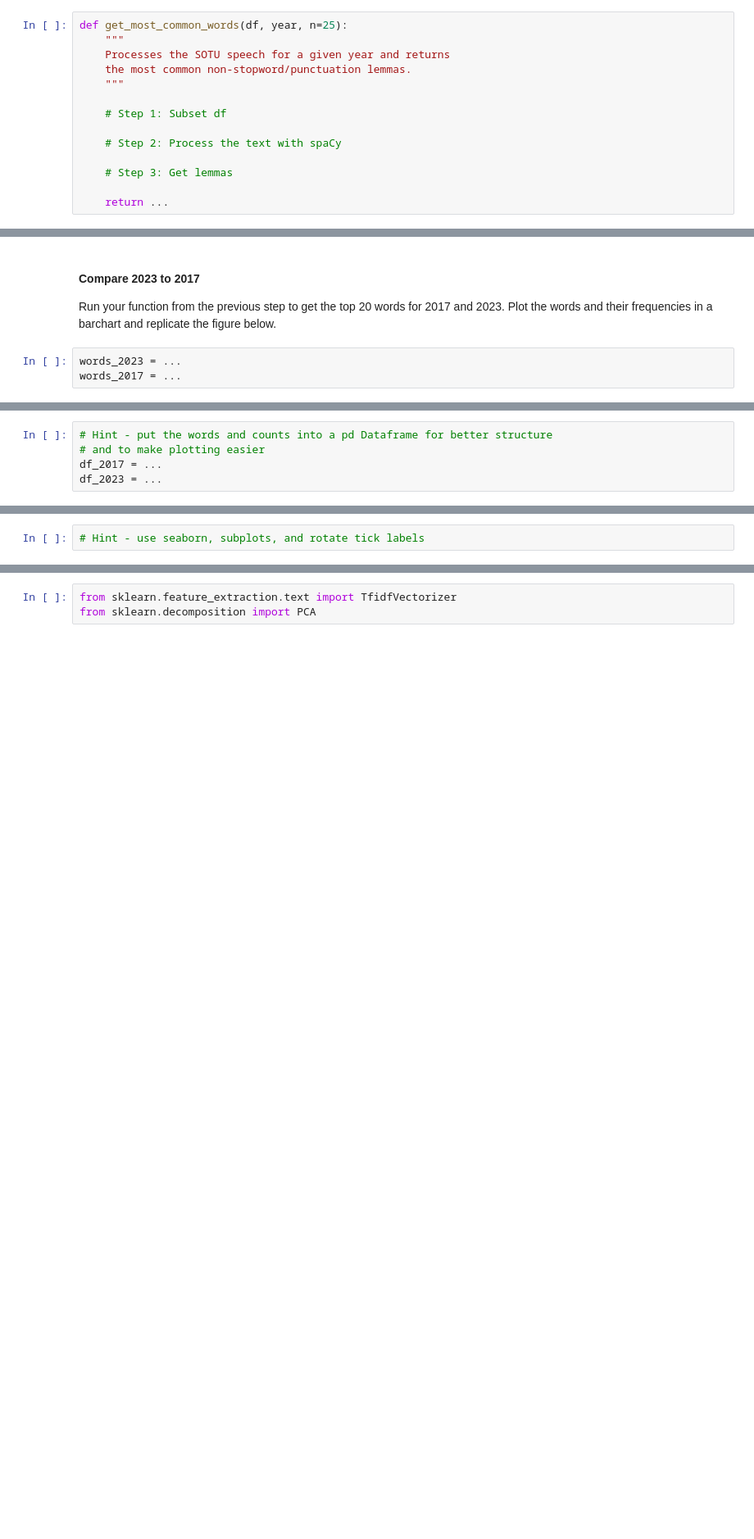
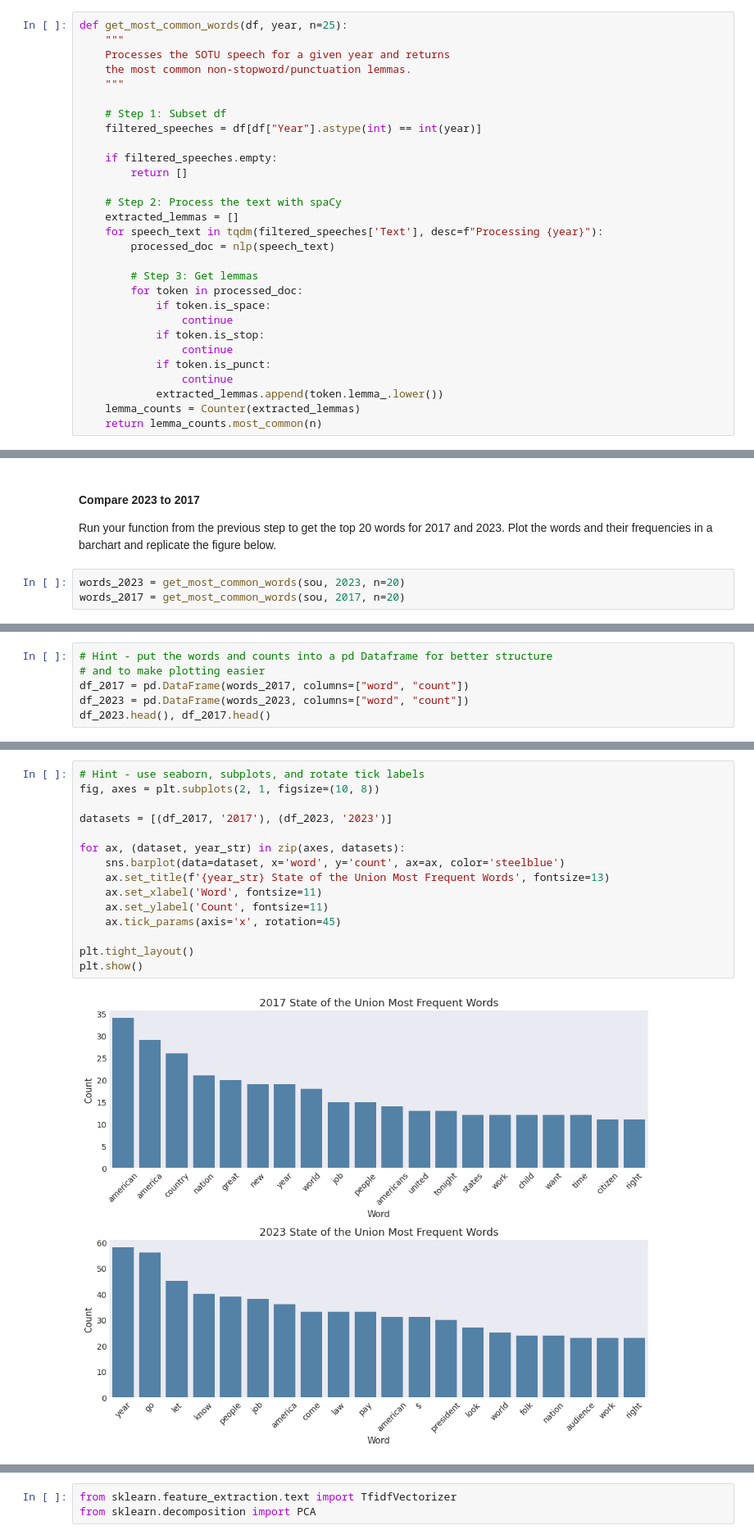
Before and after one commit to UCB-stat-159-f25/proj02-group08, a Jupyter notebook: notebooks/nlp-P02.ipynb, the cells around one changed output, grey strips where cells are left out. Shown: that part at 82% size. Saved outputs shown, nothing was run; the diff lists cells and outputs as text; blank space fills up the shorter version.

Commit message:
finished section 'common words'

```diff
--- a/notebooks/nlp-P02.ipynb
+++ b/notebooks/nlp-P02.ipynb
@@ -220,11 +220,26 @@ def get_most_common_words(df, year, n=25):
     """
 
     # Step 1: Subset df
+    filtered_speeches = df[df["Year"].astype(int) == int(year)]
+
+    if filtered_speeches.empty:
+        return []
 
     # Step 2: Process the text with spaCy
+    extracted_lemmas = []
+    for speech_text in tqdm(filtered_speeches['Text'], desc=f"Processing {year}"):
+        processed_doc = nlp(speech_text)
 
-    # Step 3: Get lemmas
-
-    return ...
+        # Step 3: Get lemmas
+        for token in processed_doc:
+            if token.is_space:
+                continue
+            if token.is_stop:
+                continue
+            if token.is_punct:
+                continue
+            extracted_lemmas.append(token.lemma_.lower())
+    lemma_counts = Counter(extracted_lemmas)
+    return lemma_counts.most_common(n)
 # %%
 # test it on 2024
@@ -233,7 +260,7 @@ def get_most_common_words(df, year, n=25):
 
 Run your function from the previous step to get the top 20 words for 2017 and 2023. Plot the words and their frequencies in a barchart and replicate the figure below.
 # %%
-words_2023 = ...
-words_2017 = ...
+words_2023 = get_most_common_words(sou, 2023, n=20)
+words_2017 = get_most_common_words(sou, 2017, n=20)
 # %%
 words_2023
@@ -242,5 +311,6 @@ words_2017
 # %%
 # Hint - put the words and counts into a pd Dataframe for better structure
 # and to make plotting easier
-df_2017 = ...
-df_2023 = ...
+df_2017 = pd.DataFrame(words_2017, columns=["word", "count"])
+df_2023 = pd.DataFrame(words_2023, columns=["word", "count"])
+df_2023.head(), df_2017.head()
@@ -247,5 +330,20 @@ df_2023 = ...
 # %%
 # Hint - use seaborn, subplots, and rotate tick labels
+fig, axes = plt.subplots(2, 1, figsize=(10, 8))
+
+datasets = [(df_2017, '2017'), (df_2023, '2023')]
+
+for ax, (dataset, year_str) in zip(axes, datasets):
+    sns.barplot(data=dataset, x='word', y='count', ax=ax, color='steelblue')
+    ax.set_title(f'{year_str} State of the Union Most Frequent Words', fontsize=13)
+    ax.set_xlabel('Word', fontsize=11)
+    ax.set_ylabel('Count', fontsize=11)
+    ax.tick_params(axis='x', rotation=45)
+
+plt.tight_layout()
+plt.show()
+# %% [output]
+[figure, added]
 # %% [markdown]
 ### TF-IDF Vectorization
 
```
Also changed, not shown: parts of 4 cells of this notebook.
